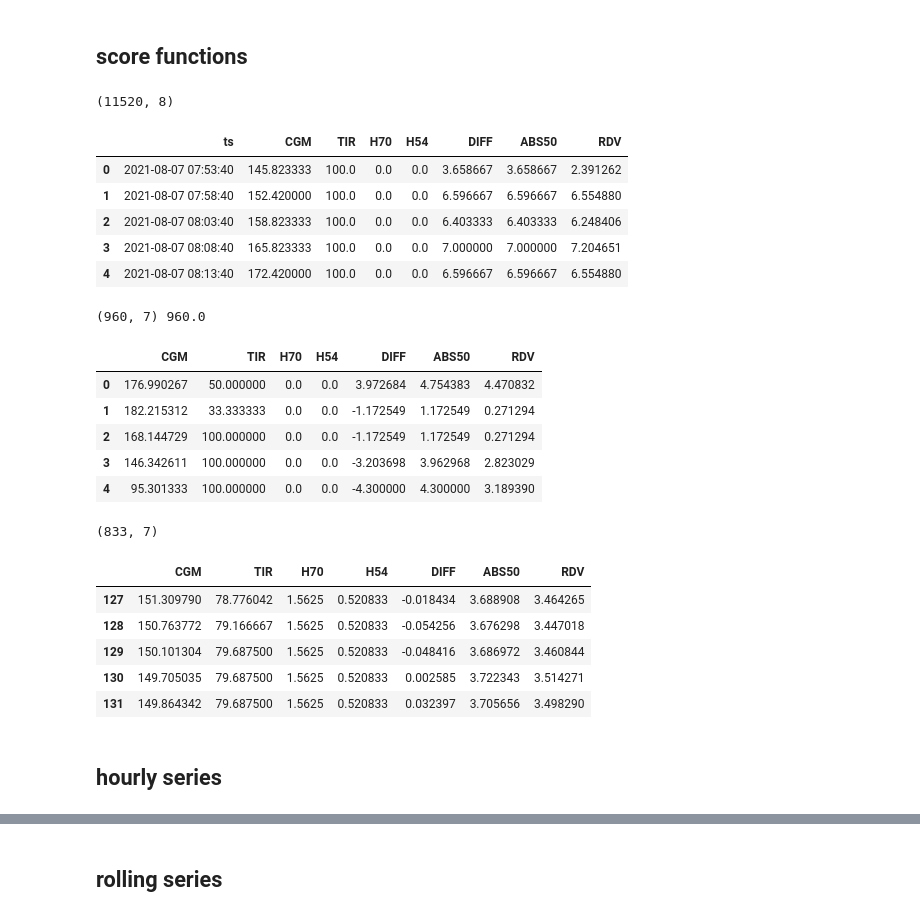
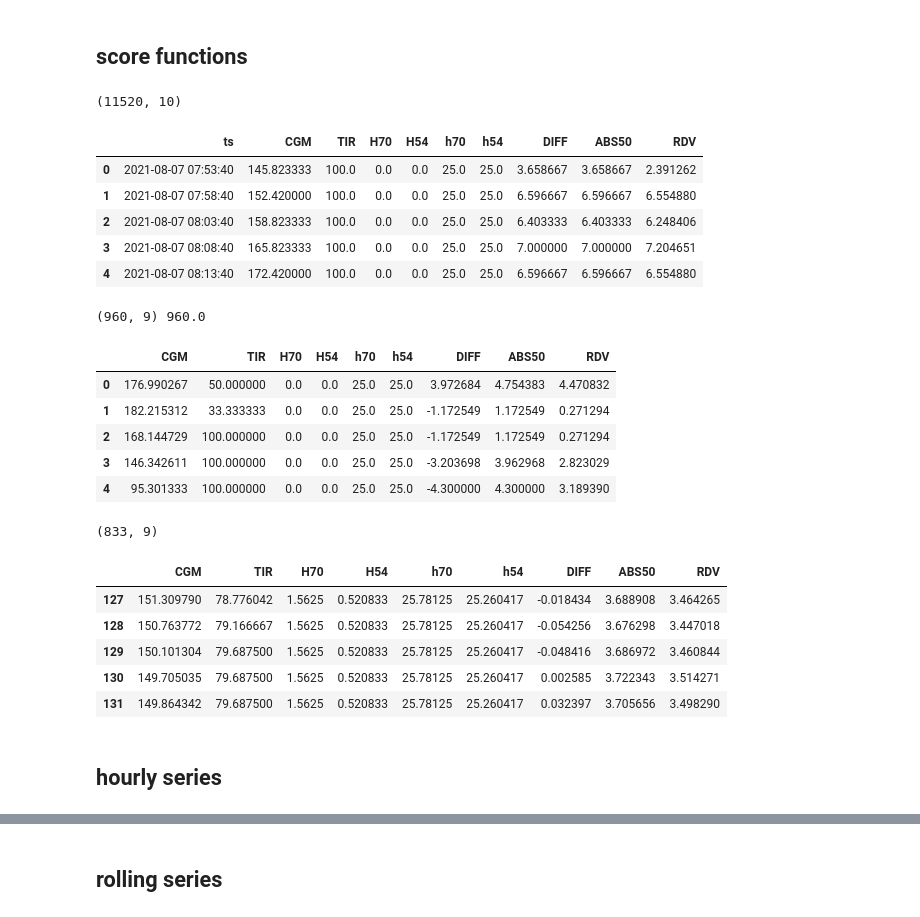
Before and after one commit to rickardbrannvall/teewondee, a Jupyter notebook: ewma_GVI/analyse_longer.ipynb, the cells around one changed output, grey strips where cells are left out. Cells and saved outputs as stored; diff of their text form; code cells hidden in the pictures.

```diff
--- a/ewma_GVI/analyse_longer.ipynb
+++ b/ewma_GVI/analyse_longer.ipynb
@@ -17,38 +52,41 @@ def score_GVP(dy, ceil = 2.):
 # %%
 data = "CGM_p77_40D"
 diff = "CGMDIFF"+data[3:]
 
 df = pd.read_csv("data/%s.csv"%data, header=None, names=["ts","CGM"])
 df["TIR"] = df["CGM"].apply(lambda x: 100.0 if ((x<180) & (x>70)) else 0.0)
 df["H70"] = df["CGM"].apply(lambda x: 100.0 if (x<70) else 0.0)
 df["H54"] = df["CGM"].apply(lambda x: 100.0 if (x<54) else 0.0)
+df["h70"] = 25 + 0.5*df["H70"]
+df["h54"] = 25 + 0.5*df["H54"]
+
 
 df["DIFF"] = pd.read_csv("data/%s.csv"%diff, header=None, index_col=0).values
 df["ABS50"] = df["DIFF"].clip(-50.,50.).apply(np.abs)
 df["RDV"] = df["DIFF"].apply(lambda x: 10*score_GVP(x, 10)/100)
 
 print(df.shape)
 df.head()
 # %% [output]
-(11520, 8)
+(11520, 10)
-|  | ts | CGM | TIR | H70 | H54 | DIFF | ABS50 | RDV |
-| 0 | 2021-08-07 07:53:40 | 145.823333 | 100.0 | 0.0 | 0.0 | 3.658667 | 3.658667 | 2.391262 |
-| 1 | 2021-08-07 07:58:40 | 152.420000 | 100.0 | 0.0 | 0.0 | 6.596667 | 6.596667 | 6.554880 |
-| 2 | 2021-08-07 08:03:40 | 158.823333 | 100.0 | 0.0 | 0.0 | 6.403333 | 6.403333 | 6.248406 |
-| 3 | 2021-08-07 08:08:40 | 165.823333 | 100.0 | 0.0 | 0.0 | 7.000000 | 7.000000 | 7.204651 |
-| 4 | 2021-08-07 08:13:40 | 172.420000 | 100.0 | 0.0 | 0.0 | 6.596667 | 6.596667 | 6.554880 |
+|  | ts | CGM | TIR | H70 | H54 | h70 | h54 | DIFF | ABS50 | RDV |
+| 0 | 2021-08-07 07:53:40 | 145.823333 | 100.0 | 0.0 | 0.0 | 25.0 | 25.0 | 3.658667 | 3.658667 | 2.391262 |
+| 1 | 2021-08-07 07:58:40 | 152.420000 | 100.0 | 0.0 | 0.0 | 25.0 | 25.0 | 6.596667 | 6.596667 | 6.554880 |
+| 2 | 2021-08-07 08:03:40 | 158.823333 | 100.0 | 0.0 | 0.0 | 25.0 | 25.0 | 6.403333 | 6.403333 | 6.248406 |
+| 3 | 2021-08-07 08:08:40 | 165.823333 | 100.0 | 0.0 | 0.0 | 25.0 | 25.0 | 7.000000 | 7.000000 | 7.204651 |
+| 4 | 2021-08-07 08:13:40 | 172.420000 | 100.0 | 0.0 | 0.0 | 25.0 | 25.0 | 6.596667 | 6.596667 | 6.554880 |
 # %%
 dfh = df.groupby(df.index//12).mean()
 print(dfh.shape, len(df)/12)
 dfh.head()
 # %% [output]
-(960, 7) 960.0
+(960, 9) 960.0
-|  | CGM | TIR | H70 | H54 | DIFF | ABS50 | RDV |
-| 0 | 176.990267 | 50.000000 | 0.0 | 0.0 | 3.972684 | 4.754383 | 4.470832 |
-| 1 | 182.215312 | 33.333333 | 0.0 | 0.0 | -1.172549 | 1.172549 | 0.271294 |
-| 2 | 168.144729 | 100.000000 | 0.0 | 0.0 | -1.172549 | 1.172549 | 0.271294 |
-| 3 | 146.342611 | 100.000000 | 0.0 | 0.0 | -3.203698 | 3.962968 | 2.823029 |
-| 4 | 95.301333 | 100.000000 | 0.0 | 0.0 | -4.300000 | 4.300000 | 3.189390 |
+|  | CGM | TIR | H70 | H54 | h70 | h54 | DIFF | ABS50 | RDV |
+| 0 | 176.990267 | 50.000000 | 0.0 | 0.0 | 25.0 | 25.0 | 3.972684 | 4.754383 | 4.470832 |
+| 1 | 182.215312 | 33.333333 | 0.0 | 0.0 | 25.0 | 25.0 | -1.172549 | 1.172549 | 0.271294 |
+| 2 | 168.144729 | 100.000000 | 0.0 | 0.0 | 25.0 | 25.0 | -1.172549 | 1.172549 | 0.271294 |
+| 3 | 146.342611 | 100.000000 | 0.0 | 0.0 | 25.0 | 25.0 | -3.203698 | 3.962968 | 2.823029 |
+| 4 | 95.301333 | 100.000000 | 0.0 | 0.0 | 25.0 | 25.0 | -4.300000 | 4.300000 | 3.189390 |
 # %%
 window = 128
 dfr = dfh.rolling(window).mean()
@@ -56,12 +94,12 @@ dfr = dfr.reset_index(drop=True).dropna()
 print(dfr.shape)
 dfr.head()
 # %% [output]
-(833, 7)
+(833, 9)
-|  | CGM | TIR | H70 | H54 | DIFF | ABS50 | RDV |
-| 127 | 151.309790 | 78.776042 | 1.5625 | 0.520833 | -0.018434 | 3.688908 | 3.464265 |
-| 128 | 150.763772 | 79.166667 | 1.5625 | 0.520833 | -0.054256 | 3.676298 | 3.447018 |
-| 129 | 150.101304 | 79.687500 | 1.5625 | 0.520833 | -0.048416 | 3.686972 | 3.460844 |
-| 130 | 149.705035 | 79.687500 | 1.5625 | 0.520833 | 0.002585 | 3.722343 | 3.514271 |
-| 131 | 149.864342 | 79.687500 | 1.5625 | 0.520833 | 0.032397 | 3.705656 | 3.498290 |
+|  | CGM | TIR | H70 | H54 | h70 | h54 | DIFF | ABS50 | RDV |
+| 127 | 151.309790 | 78.776042 | 1.5625 | 0.520833 | 25.78125 | 25.260417 | -0.018434 | 3.688908 | 3.464265 |
+| 128 | 150.763772 | 79.166667 | 1.5625 | 0.520833 | 25.78125 | 25.260417 | -0.054256 | 3.676298 | 3.447018 |
+| 129 | 150.101304 | 79.687500 | 1.5625 | 0.520833 | 25.78125 | 25.260417 | -0.048416 | 3.686972 | 3.460844 |
+| 130 | 149.705035 | 79.687500 | 1.5625 | 0.520833 | 25.78125 | 25.260417 | 0.002585 | 3.722343 | 3.514271 |
+| 131 | 149.864342 | 79.687500 | 1.5625 | 0.520833 | 25.78125 | 25.260417 | 0.032397 | 3.705656 | 3.498290 |
-# %% [markdown]
-## hourly series
+# %% [markdown]
+## hourly series
```
Also changed, not shown: parts of 25 cells of this notebook, 11 other files.
